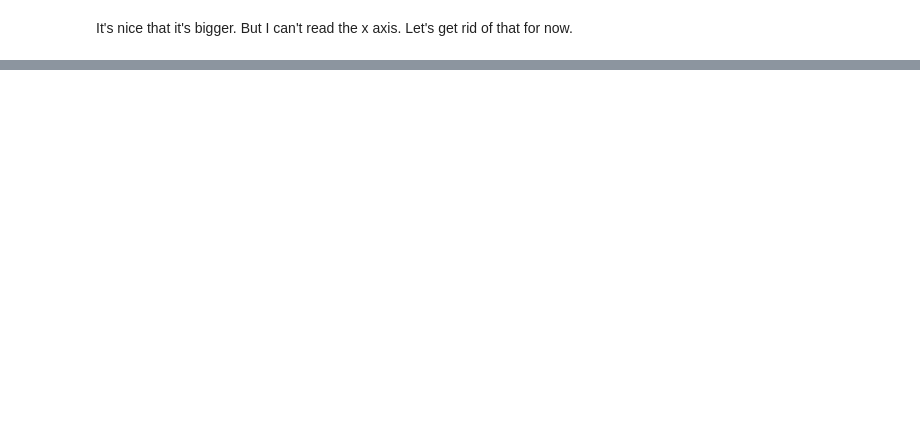
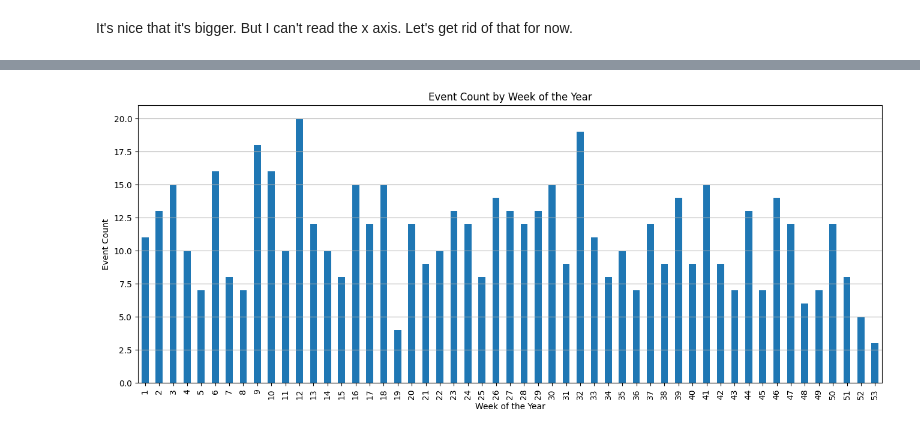
Before and after one commit to JoseVillalta/Calendar, a Jupyter notebook: Calendar.ipynb, the cells around one changed output, grey strips where cells are left out. Drawn from its saved outputs; the diff is of its cells as text; code cells hidden in the pictures; blank space fills up the shorter version.

```diff
--- a/Calendar.ipynb
+++ b/Calendar.ipynb
@@ -81,0 +94,14 @@ Name: dates, Length: 107, dtype: int64
+# %%
+ts['week_of_year'] = ts['dates'].dt.isocalendar().week
+weekly_counts = ts['week_of_year'].value_counts().sort_index()
+
+plt.figure(figsize=(16, 6))
+weekly_counts.plot(kind='bar')
+plt.title('Event Count by Week of the Year')
+plt.xlabel('Week of the Year')
+plt.ylabel('Event Count')
+plt.xticks(rotation=90)
+plt.grid(axis='y')
+plt.show()
+# %% [output]
+[figure, added]
```
Also changed, not shown: parts of 33 cells of this notebook.
